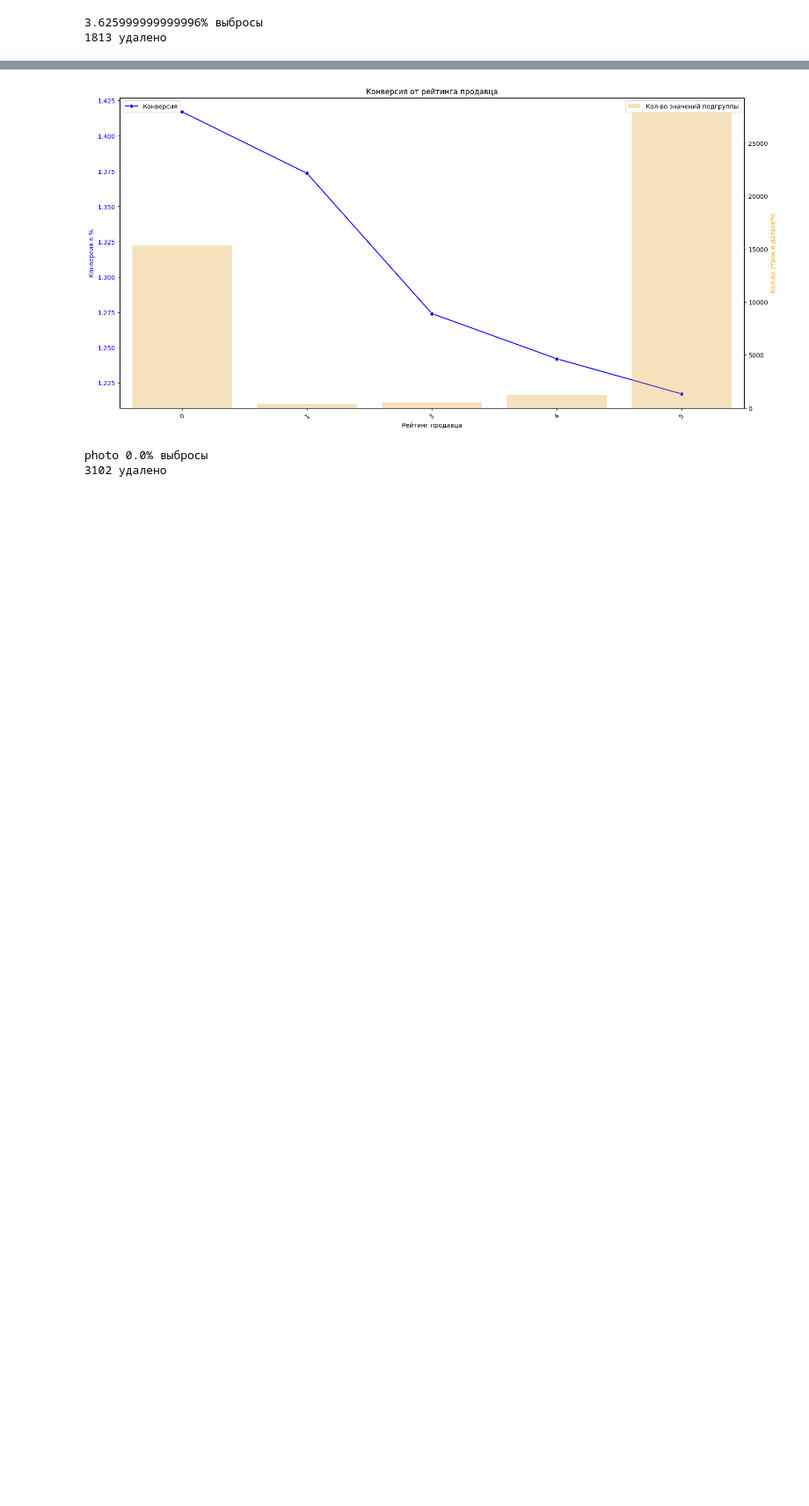
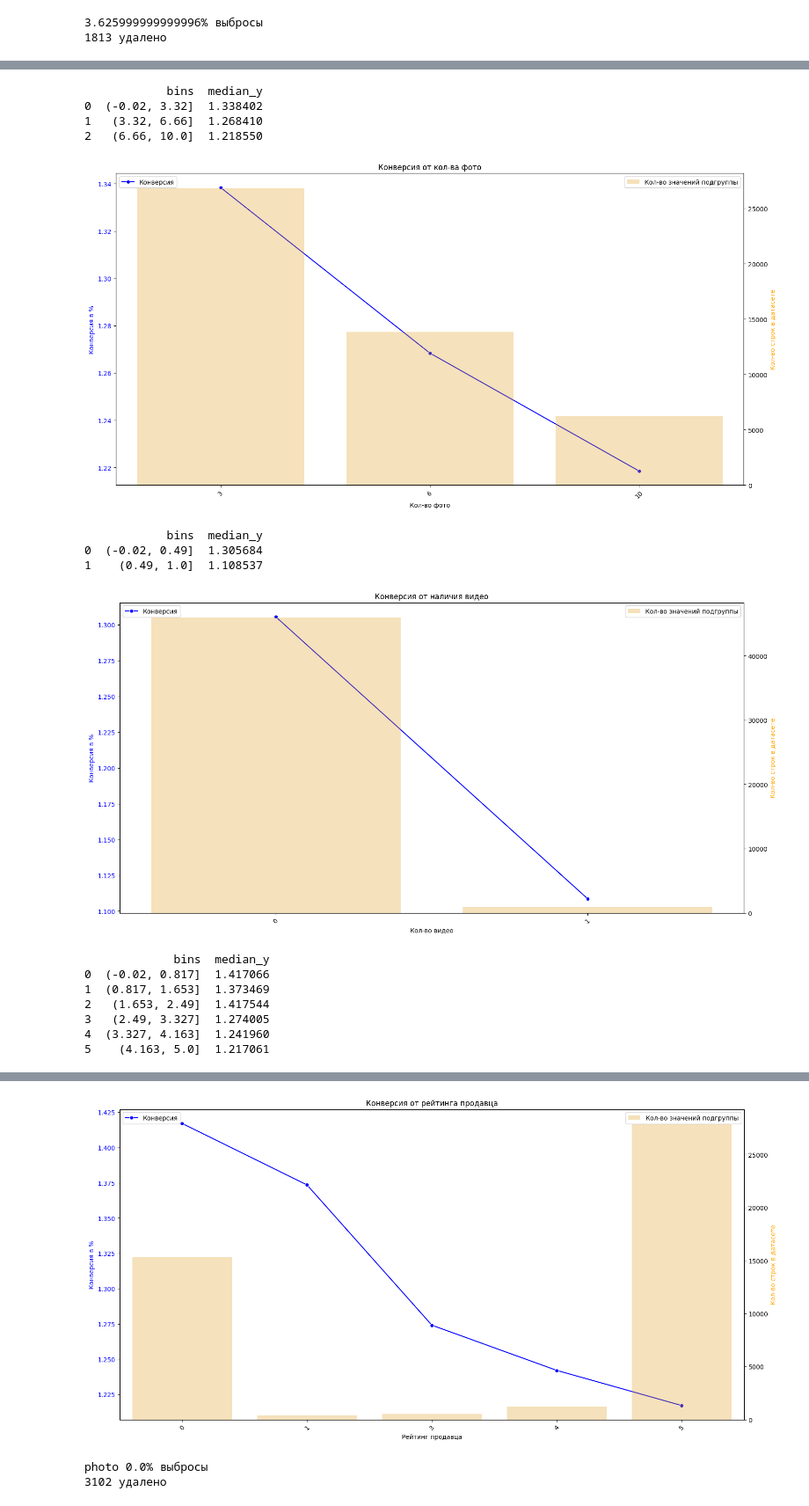
Before and after one commit to DukeTime/FinalDano2024, a Jupyter notebook: hipotesis1.ipynb, the cells around one changed output, grey strips where cells are left out. Shown at 88% size. Saved outputs shown, nothing was run; the diff lists cells and outputs as text; code cells hidden in the pictures; blank space fills up the shorter version.

```diff
--- a/hipotesis1.ipynb
+++ b/hipotesis1.ipynb
@@ -235,0 +235,13 @@ Categories (2, interval[float64, right]): [(-0.02, 0.49] < (0.49, 1.0]]
+# %%
+plot_line_count('description_length', 'CR', 'Конверсия от длинны описания', 'Длинна (символы)', 'Конверсия в %', df, bins=30)
+
+plot_line_count('photo_count', 'CR', 'Конверсия от кол-ва фото', 'Кол-во фото', 'Конверсия в %', df, bins=11, minim=0)
+
+plot_line_count('photo_count', 'CR', 'Конверсия от кол-ва фото', 'Кол-во фото', 'Конверсия в %', df, bins=4)
+
+plot_line_count('has_video', 'CR', 'Конверсия от наличия видео', 'Кол-во видео', 'Конверсия в %', df, bins=3)
+
+plot_line_count('seller_rating', 'CR', 'Конверсия от рейтинга продавца', 'Рейтинг продавца', 'Конверсия в %', df, bins=7)
+
+plot_line_count('price', 'CR', 'Конверсия от цены', 'Цена (в руб)', 'Конверсия в %', df, bins=30)
+# %% [output]
@@ -235,0 +278,16 @@ Categories (2, interval[float64, right]): [(-0.02, 0.49] < (0.49, 1.0]]
+            bins  median_y
+0  (-0.02, 3.32]  1.338402
+1   (3.32, 6.66]  1.268410
+2   (6.66, 10.0]  1.218550
+[figure, added]
+            bins  median_y
+0  (-0.02, 0.49]  1.305684
+1    (0.49, 1.0]  1.108537
+[figure, added]
+             bins  median_y
+0  (-0.02, 0.817]  1.417066
+1  (0.817, 1.653]  1.373469
+2   (1.653, 2.49]  1.417544
+3   (2.49, 3.327]  1.274005
+4  (3.327, 4.163]  1.241960
+5    (4.163, 5.0]  1.217061
```
Also changed, not shown: parts of 10 cells of this notebook, 3 other files.
